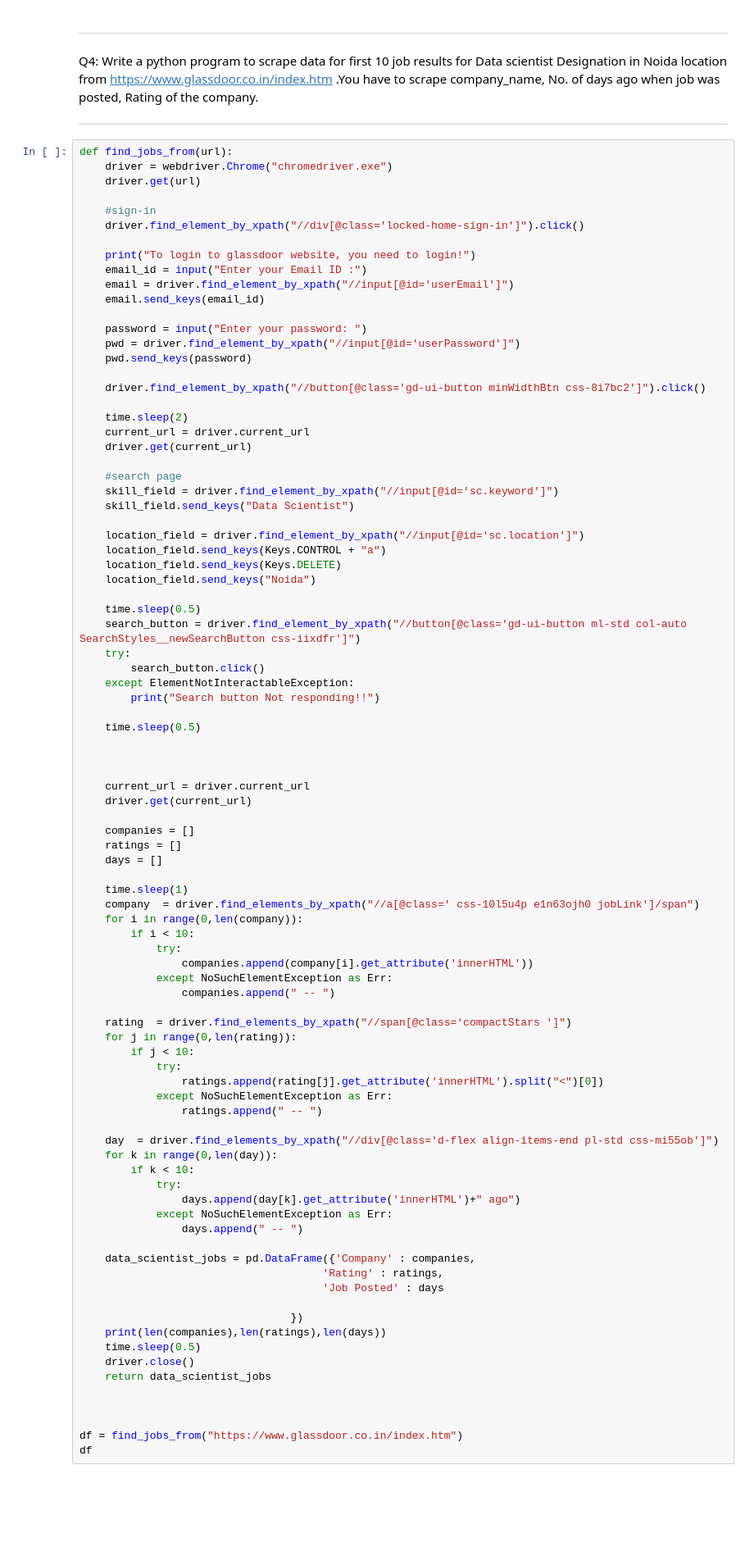
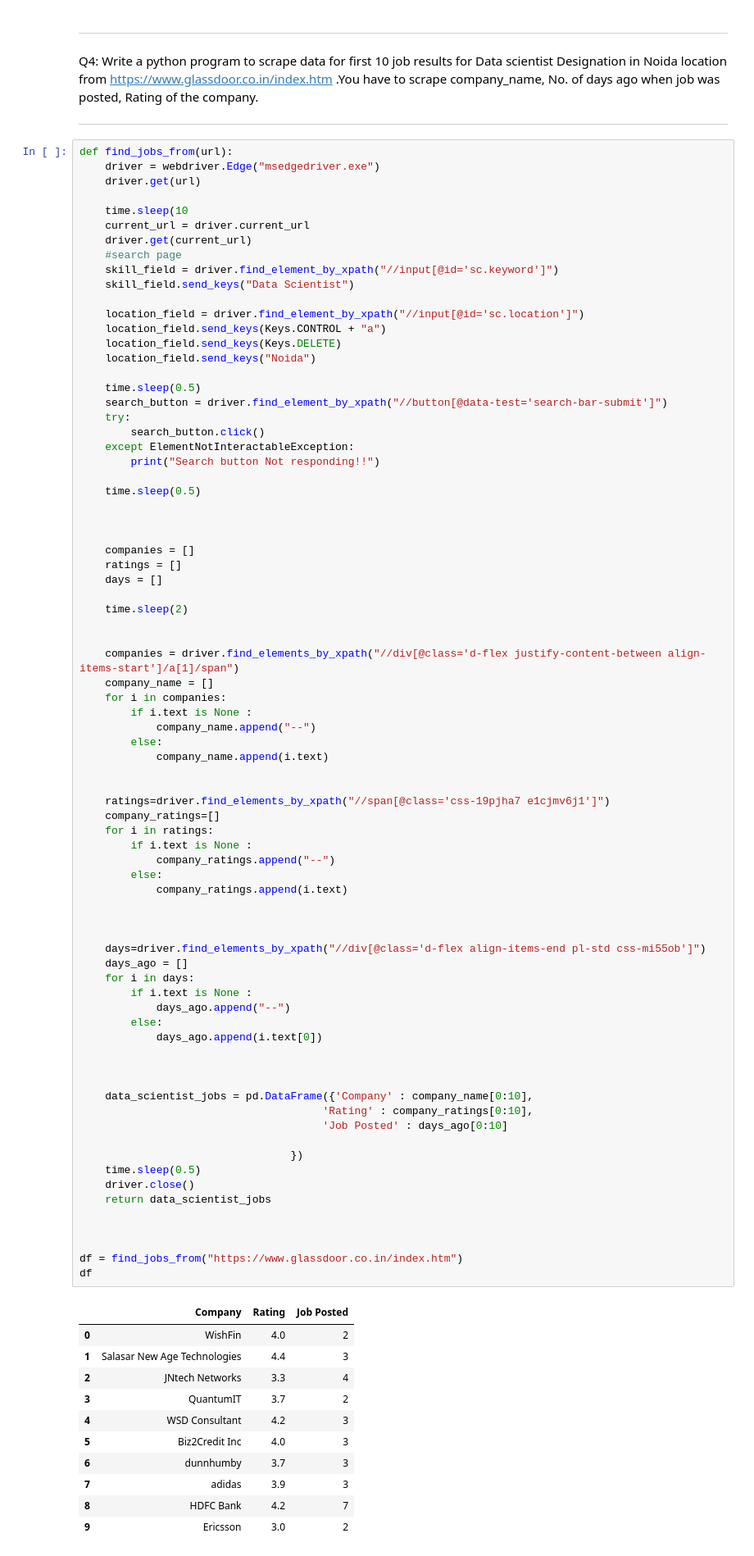
Before and after one commit to shreelakshmib/FlipRoboTechnologies, a Jupyter notebook: Web Scraping Assignment 2.ipynb, the cells around one changed output. Shown at 82% size. Cells and saved outputs as stored; diff of their text form; blank space fills up the shorter version.

```diff
--- a/Web Scraping Assignment 2.ipynb
+++ b/Web Scraping Assignment 2.ipynb
@@ -766,27 +886,12 @@ ago when job was posted, Rating of the company.
 -----------------------------------------------------------------------------------------------------------------------------
 # %%
 def find_jobs_from(url):
-    driver = webdriver.Chrome("chromedriver.exe")
+    driver = webdriver.Edge("msedgedriver.exe")
     driver.get(url)
 
-    #sign-in
-    driver.find_element_by_xpath("//div[@class='locked-home-sign-in']").click()
-
-    print("To login to glassdoor website, you need to login!")
-    email_id = input("Enter your Email ID :")
-    email = driver.find_element_by_xpath("//input[@id='userEmail']")
-    email.send_keys(email_id)
-
-    password = input("Enter your password: ")
-    pwd = driver.find_element_by_xpath("//input[@id='userPassword']")
-    pwd.send_keys(password)
-
-    driver.find_element_by_xpath("//button[@class='gd-ui-button minWidthBtn css-8i7bc2']").click()
-
-    time.sleep(2)
+    time.sleep(10
     current_url = driver.current_url
     driver.get(current_url)
-
     #search page
     skill_field = driver.find_element_by_xpath("//input[@id='sc.keyword']")
     skill_field.send_keys("Data Scientist")
@@ -796,60 +901,75 @@ def find_jobs_from(url):
     location_field.send_keys(Keys.DELETE)
     location_field.send_keys("Noida")
 
     time.sleep(0.5)
-    search_button = driver.find_element_by_xpath("//button[@class='gd-ui-button ml-std col-auto SearchStyles__newSearchButton css-iixdfr']")
+    search_button = driver.find_element_by_xpath("//button[@data-test='search-bar-submit']")
     try:
         search_button.click()
     except ElementNotInteractableException:
         print("Search button Not responding!!")
 
     time.sleep(0.5)
 
 
 
-    current_url = driver.current_url
-    driver.get(current_url)
-
     companies = []
     ratings = []
     days = []
 
-    time.sleep(1)
-    company  = driver.find_elements_by_xpath("//a[@class=' css-10l5u4p e1n63ojh0 jobLink']/span")
-    for i in range(0,len(company)):
-        if i < 10:
-            try:
-                companies.append(company[i].get_attribute('innerHTML'))
-            except NoSuchElementException as Err:
-                companies.append(" -- ")
+    time.sleep(2)
 
-    rating  = driver.find_elements_by_xpath("//span[@class='compactStars ']")
-    for j in range(0,len(rating)):
-        if j < 10:
-            try:
-                ratings.append(rating[j].get_attribute('innerHTML').split("<")[0])
-            except NoSuchElementException as Err:
-                ratings.append(" -- ")
 
-    day  = driver.find_elements_by_xpath("//div[@class='d-flex align-items-end pl-std css-mi55ob']")
-    for k in range(0,len(day)):
-        if k < 10:
-            try:
-                days.append(day[k].get_attribute('innerHTML')+" ago")
-            except NoSuchElementException as Err:
-                days.append(" -- ")
+    companies = driver.find_elements_by_xpath("//div[@class='d-flex justify-content-between align-items-start']/a[1]/span")
+    company_name = []
+    for i in companies:
+        if i.text is None :
+            company_name.append("--")
+        else:
+            company_name.append(i.text)
 
-    data_scientist_jobs = pd.DataFrame({'Company' : companies,
-                                      'Rating' : ratings,
-                                      'Job Posted' : days
+
+    ratings=driver.find_elements_by_xpath("//span[@class='css-19pjha7 e1cjmv6j1']")
+    company_ratings=[]
+    for i in ratings:
+        if i.text is None :
+            company_ratings.append("--")
+        else:
+            company_ratings.append(i.text)
+
+
+
+    days=driver.find_elements_by_xpath("//div[@class='d-flex align-items-end pl-std css-mi55ob']")
+    days_ago = []
+    for i in days:
+        if i.text is None :
+            days_ago.append("--")
+        else:
+            days_ago.append(i.text[0])
+
+
+
+    data_scientist_jobs = pd.DataFrame({'Company' : company_name[0:10],
+                                      'Rating' : company_ratings[0:10],
+                                      'Job Posted' : days_ago[0:10]
 
                                  })
-    print(len(companies),len(ratings),len(days))
     time.sleep(0.5)
     driver.close()
     return data_scientist_jobs
 
 
 
 df = find_jobs_from("https://www.glassdoor.co.in/index.htm")
 df
+# %% [output]
+|  | Company | Rating | Job Posted |
+| 0 | WishFin | 4.0 | 2 |
+| 1 | Salasar New Age Technologies | 4.4 | 3 |
+| 2 | JNtech Networks | 3.3 | 4 |
+| 3 | QuantumIT | 3.7 | 2 |
+| 4 | WSD Consultant | 4.2 | 3 |
+| 5 | Biz2Credit Inc | 4.0 | 3 |
+| 6 | dunnhumby | 3.7 | 3 |
+| 7 | adidas | 3.9 | 3 |
+| 8 | HDFC Bank | 4.2 | 7 |
+| 9 | Ericsson | 3.0 | 2 |
```
Also changed, not shown: parts of 9 cells of this notebook.
